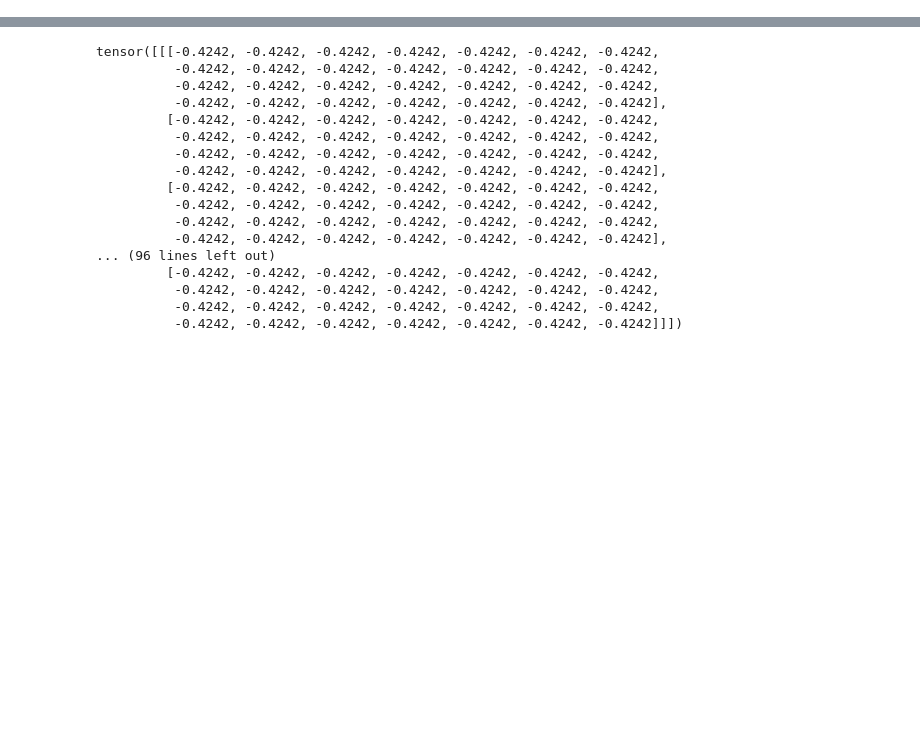
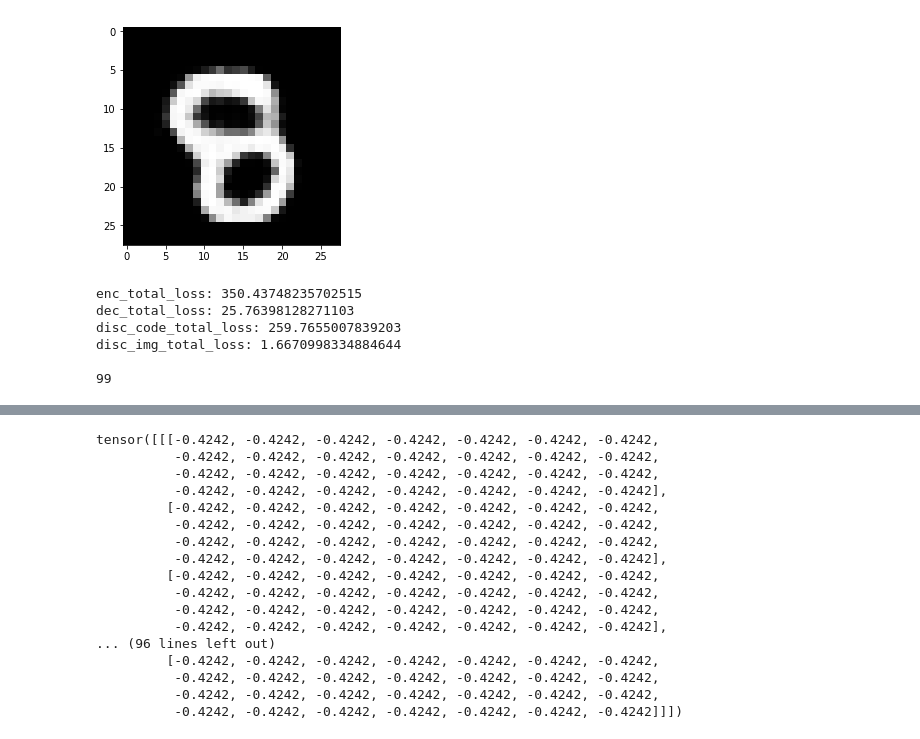
Before and after one commit to ne-bo/BML_2018, a Jupyter notebook: aae+.ipynb, the cells around one changed output, grey strips where cells are left out. Cells and saved outputs as stored; diff of their text form; code cells hidden in the pictures; blank space fills up the shorter version.

```diff
--- a/aae+.ipynb
+++ b/aae+.ipynb
@@ -44,3 +69,6 @@ data_loader = torch.utils.data.dataloader.DataLoader(traindataset, batch_size=ba
+# %%
+decoder = torch.load('aae_models/decoder')
+code_gen = torch.load('aae_models/code_gen')
 # %%
 # optimizer_G = torch.optim.Adam([encoder.parameters(), decoder.parameters()])
 # optimizer_D = torch.optim.Adam([disc_code.parameters(), disc_img.parameters()])
@@ -142,6 +190,23 @@ def train_epoch():
     print("disc_code_total_loss:", disc_code_total_loss)
     print("disc_img_total_loss:", disc_img_total_loss)
     print()
+# %%
+for i in range(100):
+    train_epoch(i)
+    torch.save(encoder, "encoder")
+    torch.save(decoder, "decoder")
+    torch.save(disc_code, "disc_code")
+    torch.save(disc_img, "disc_img")
+    torch.save(code_gen, "code_gen")
+    print(i)
+# %% [output]
+[figure, added]
+enc_total_loss: 350.43748235702515
+dec_total_loss: 25.76398128271103
+disc_code_total_loss: 259.7655007839203
+disc_img_total_loss: 1.6670998334884644
+
+99
 # %%
 def get_model_norm_grad(model):
     cur_norm = 0
```
Also changed, not shown: parts of 8 cells of this notebook, 1 other file.
